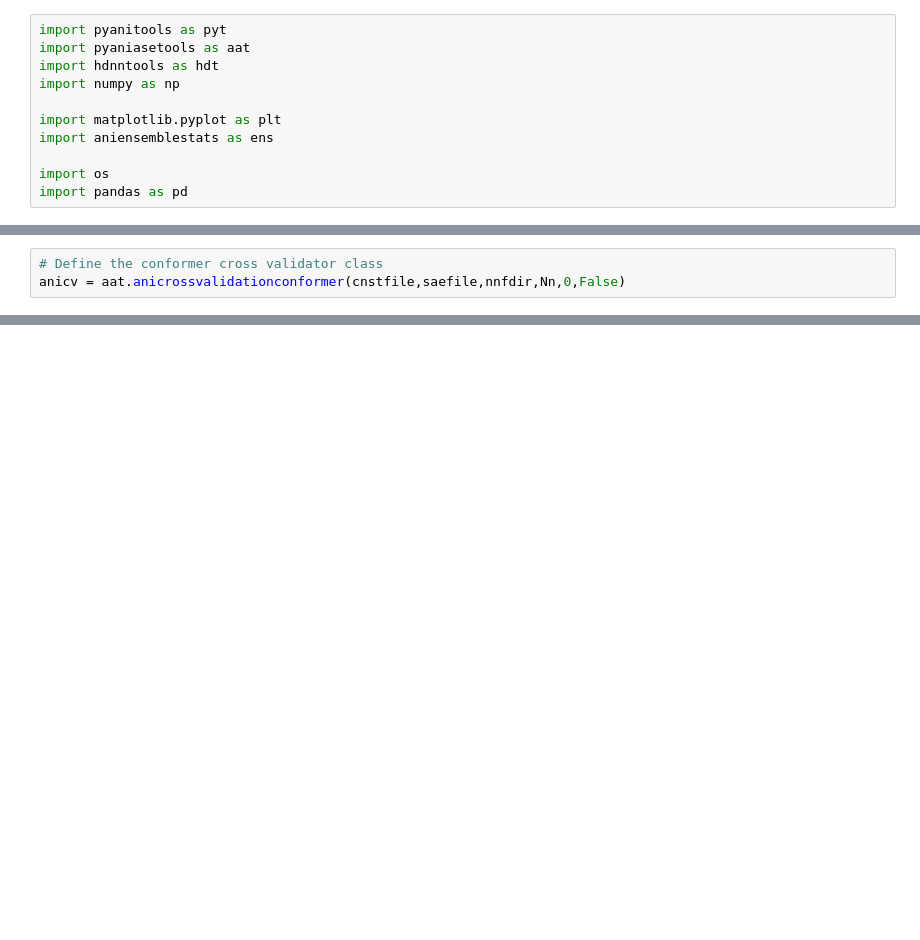
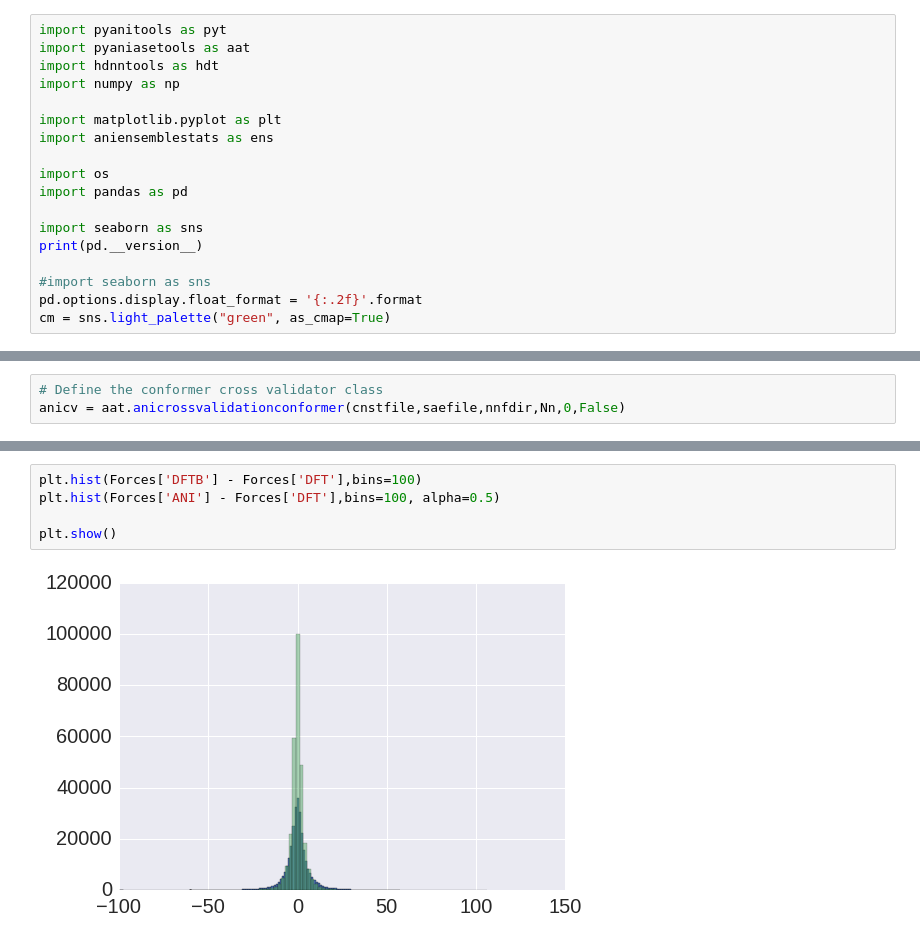
Before and after one commit to Jussmith01/ANI-Tools, a Jupyter notebook: notebooks/eval_ind_ts_data.ipynb, the cells around one changed output, grey strips where cells are left out. Drawn from its saved outputs; the diff is of its cells as text; blank space fills up the shorter version.

```diff
--- a/notebooks/eval_ind_ts_data.ipynb
+++ b/notebooks/eval_ind_ts_data.ipynb
@@ -9,3 +9,10 @@ import aniensemblestats as ens
 
 import os
 import pandas as pd
+
+import seaborn as sns
+print(pd.__version__)
+
+#import seaborn as sns
+pd.options.display.float_format = '{:.2f}'.format
+cm = sns.light_palette("green", as_cmap=True)
@@ -71,0 +331,7 @@ Capsaicin    49.00  1.62  2.13 25.79  2.06  2.95 231.13   2.08   2.66  50.26
+# %%
+plt.hist(Forces['DFTB'] - Forces['DFT'],bins=100)
+plt.hist(Forces['ANI'] - Forces['DFT'],bins=100, alpha=0.5)
+
+plt.show()
+# %% [output]
+[figure, added]
```
Also changed, not shown: parts of 12 cells of this notebook, 20 other files.
